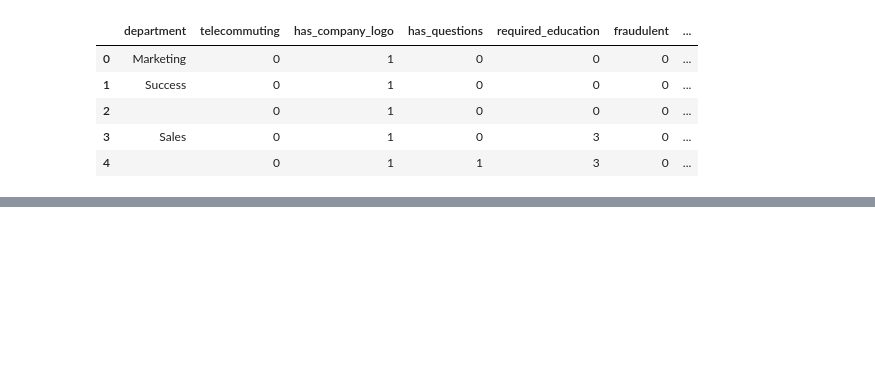
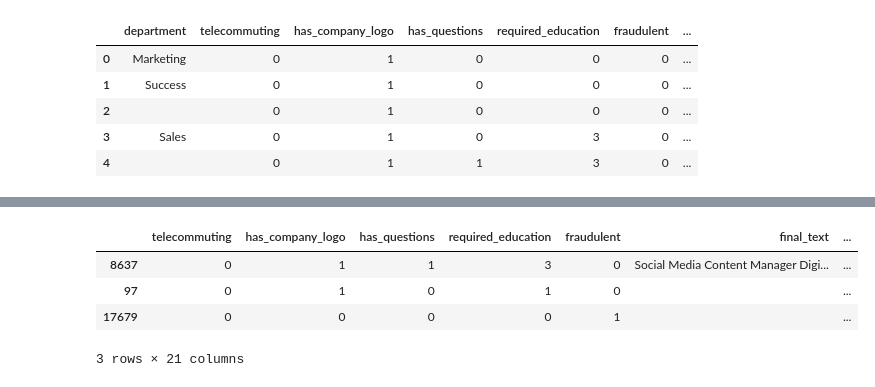
Before and after one commit to hiteshjha24/Fake-internship-and-Scam-job-detection, a Jupyter notebook: test.ipynb, the cells around one changed output, grey strips where cells are left out. Saved outputs shown, nothing was run; the diff lists cells and outputs as text; code cells hidden in the pictures; blank space fills up the shorter version.

```diff
--- a/test.ipynb
+++ b/test.ipynb
@@ -311,0 +369,10 @@ df.head()
+# %%
+df =pd.get_dummies(df, columns = ["function_grouped"], drop_first = True)
+# %%
+df.sample(3)
+# %% [output]
+|  | telecommuting | has_company_logo | has_questions | required_education | fraudulent | final_text | ... |
+| 8637 | 0 | 1 | 1 | 3 | 0 | Social Media Content Manager Digi... | ... |
+| 97 | 0 | 1 | 0 | 1 | 0 |  | ... |
+| 17679 | 0 | 0 | 0 | 0 | 1 |  | ... |
+3 rows × 21 columns
```
Also changed, not shown: parts of 34 cells of this notebook.
